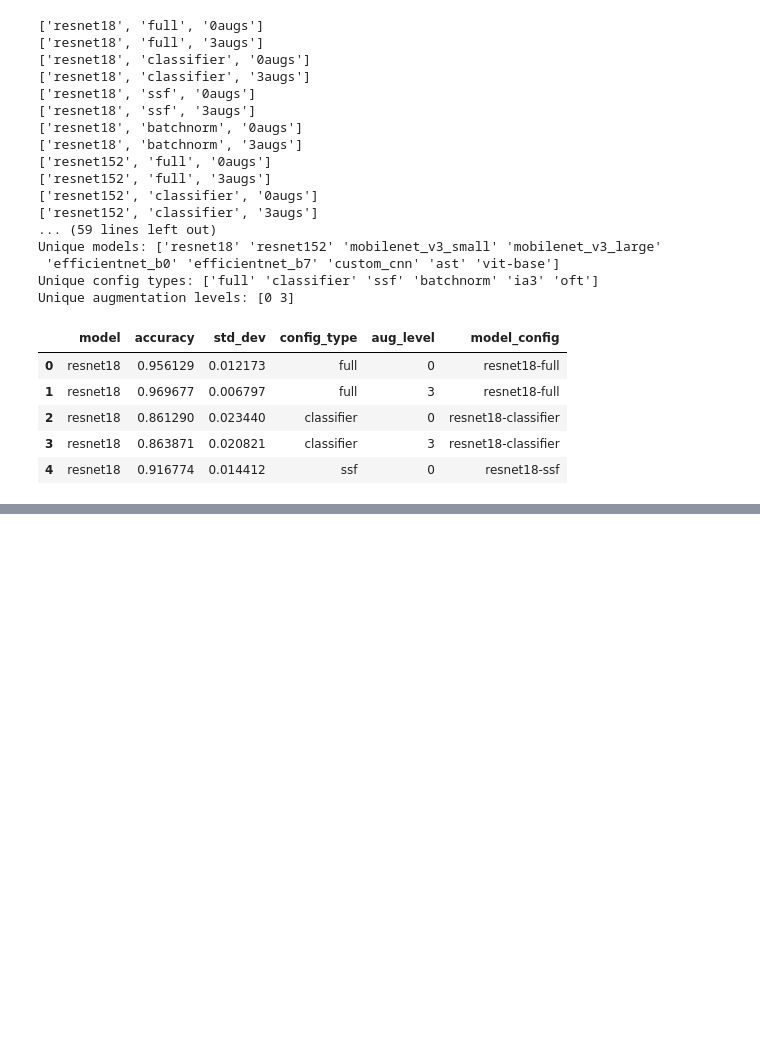
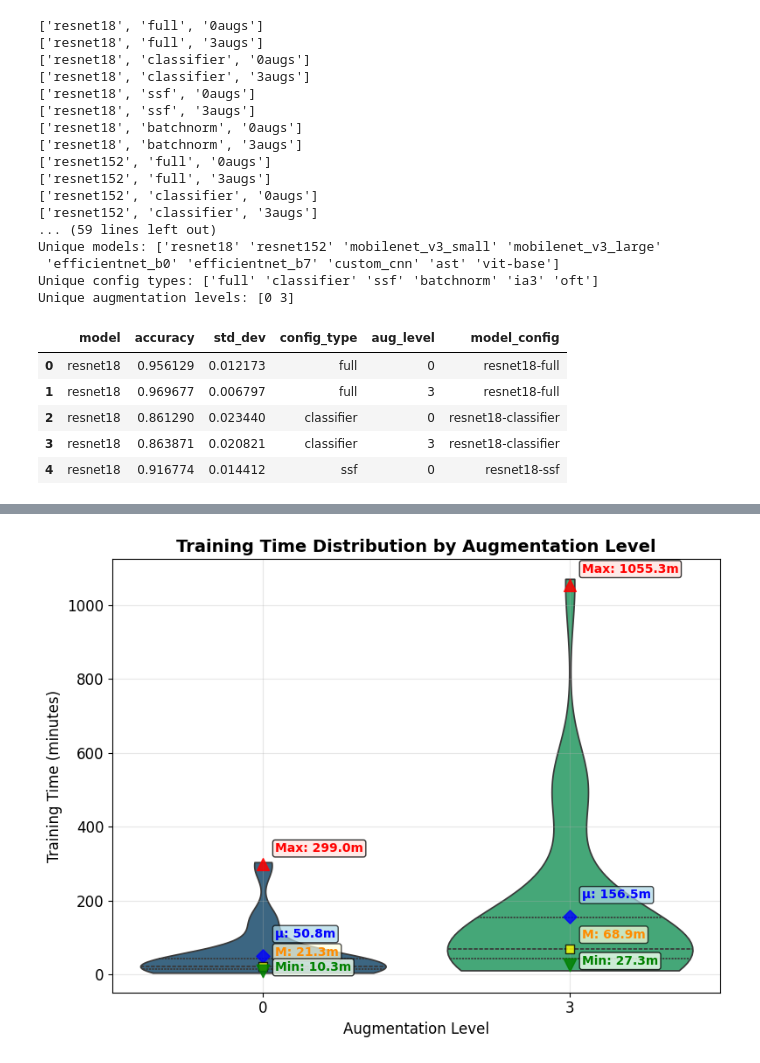
Before and after one commit to AndrewPBerg/UAV_Classification, a Jupyter notebook: src/images/rerun_EDA.ipynb, the cells around one changed output, grey strips where cells are left out. Cells and saved outputs as stored; diff of their text form; code cells hidden in the pictures; blank space fills up the shorter version.

```diff
--- a/src/images/rerun_EDA.ipynb
+++ b/src/images/rerun_EDA.ipynb
@@ -411,16 +369,0 @@ Passing `palette` without assigning `hue` is deprecated and will be removed in v
-# %%
-# Simple Plot 4: Accuracy vs augmentation level (no annotations)
-plt.style.use('default')
-fig, ax = plt.subplots(1, 1, figsize=(8, 6))
-
-aug_order = get_ordered_categories(plot_df, 'aug_level', 'accuracy')
-sns.violinplot(data=plot_df, x='aug_level', y='accuracy', ax=ax, palette='viridis', order=aug_order)
-
-ax.set_title('Accuracy Distribution by Augmentation Level (Simple)', fontsize=14)
-ax.set_xlabel('Number of Augmentations', fontsize=12)
-ax.set_ylabel('Validation Accuracy', fontsize=12)
-ax.grid(True, alpha=0.3)
-
-plt.tight_layout()
-plt.savefig('simple_accuracy_by_augmentation_level.png', dpi=300, bbox_inches='tight')
-plt.show()
@@ -674,0 +665,71 @@ plt.show()
+# %%
+# Plot: Augmentation Level vs. Training Time (runtime_minutes)
+plt.style.use('default')
+fig, ax = plt.subplots(1, 1, figsize=(8, 6))
+
+# Get ordered categories by mean runtime (ascending - fastest first)
+aug_order_runtime = get_ordered_categories_runtime(plot_df, 'aug_level', 'runtime_minutes')
+
+sns.violinplot(
+    data=plot_df,
+    x='aug_level',
+    y='runtime_minutes',
+    ax=ax,
+    palette='viridis',
+    order=aug_order_runtime,
+    cut=0.15,
+    inner="quartile"
+)
+
+# Add all statistical annotations with improved spacing
+for i, category in enumerate(aug_order_runtime):
+    category_data = plot_df[plot_df['aug_level'] == category]['runtime_minutes']
+    if len(category_data) > 0:
+        min_val = category_data.min()
+        max_val = category_data.max()
+        mean_val = category_data.mean()
+        median_val = category_data.median()
+
+        # Add max annotation (red upward triangle) - top position
+        ax.scatter(i, max_val, color='red', marker='^', s=100, zorder=10, alpha=0.85)
+        ax.annotate(
+            f'Max: {max_val:.1f}m', (i, max_val),
+            xytext=(10, 10), textcoords='offset points',
+            fontsize=10, color='red', weight='bold',
+            bbox=dict(boxstyle='round,pad=0.2', facecolor='mistyrose', alpha=0.8)
+        )
+
+        # Add mean annotation (blue diamond) - upper middle position
+        ax.scatter(i, mean_val, color='blue', marker='D', s=60, zorder=10, alpha=0.8)
+        ax.annotate(f'μ: {mean_val:.1f}m', (i, mean_val),
+                   xytext=(10, 15), textcoords='offset points',
+                   fontsize=10, color='blue', weight='bold',
+                   bbox=dict(boxstyle='round,pad=0.2', facecolor='lightblue', alpha=0.7))
+
+        # Add median annotation (yellow square) - lower middle position
+        ax.scatter(i, median_val, color='yellow', marker='s', s=50, zorder=10, alpha=0.8, edgecolors='black', linewidth=1)
+        ax.annotate(f'M: {median_val:.1f}m', (i, median_val),
+                   xytext=(10, 9), textcoords='offset points',
+                   fontsize=10, color='darkorange', weight='bold',
+                   bbox=dict(boxstyle='round,pad=0.2', facecolor='lightyellow', alpha=0.7))
+
+        # Add min annotation (green downward triangle) - bottom position
+        ax.scatter(i, min_val, color='green', marker='v', s=110, zorder=10, alpha=0.85)
+        ax.annotate(
+            f'Min: {min_val:.1f}m', (i, min_val),
+            xytext=(10, 0), textcoords='offset points',
+            fontsize=10, color='green', weight='bold',
+            bbox=dict(boxstyle='round,pad=0.2', facecolor='honeydew', alpha=0.8)
+        )
+
+ax.set_title('Training Time Distribution by Augmentation Level', fontsize=14, weight='bold')
+ax.set_xlabel('Augmentation Level', fontsize=12)
+ax.set_ylabel('Training Time (minutes)', fontsize=12)
+ax.tick_params(axis='x', labelsize=12)
+ax.tick_params(axis='y', labelsize=12)
+ax.grid(True, alpha=0.3)
+
+plt.tight_layout()
+plt.savefig('runtime_by_augmentation_level.png', dpi=300, bbox_inches='tight')
+plt.show()
+# %% [output]
@@ -675,3 +739,4 @@ plt.show()
+[figure, added]
 # %%
 # Detailed Runtime Statistics and Efficiency Analysis
 print("=== RUNTIME PERFORMANCE STATISTICS ===")
```
Also changed, not shown: parts of 37 cells of this notebook, 1 other file.
